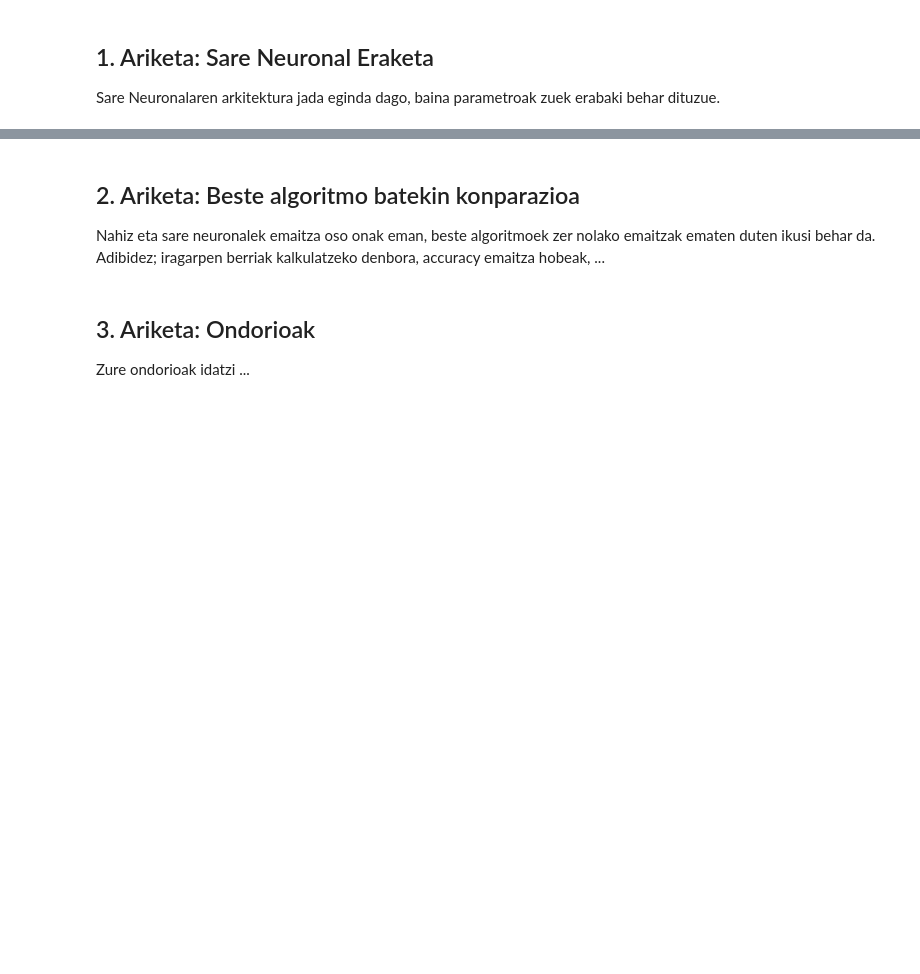
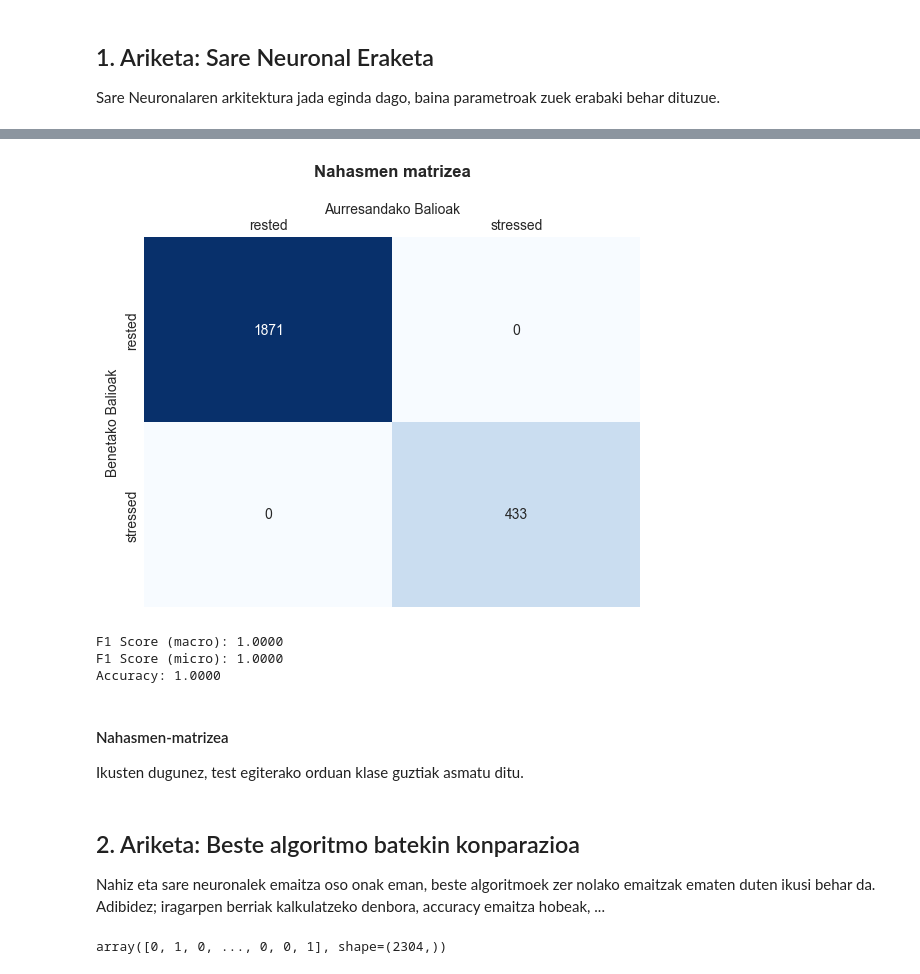
Before and after one commit to Gudari12/lanak, a Jupyter notebook: PIA/sareNeuronalak/sare_neuronal_praktika.ipynb, the cells around one changed output, grey strips where cells are left out. Cells and saved outputs as stored; diff of their text form; code cells hidden in the pictures; blank space fills up the shorter version.

```diff
--- a/PIA/sareNeuronalak/sare_neuronal_praktika.ipynb
+++ b/PIA/sareNeuronalak/sare_neuronal_praktika.ipynb
@@ -285,9 +336,68 @@ Entrenamendua bukatuta!
+# %%
+## modelo ebaluazioa
+
+# PyTorch tentsorea numpy array bihurtu
+y_pred = (y_pred_test.numpy() > 0.5).astype(int).flatten()
+
+cm_pca = confusion_matrix(y_test, y_pred)
+
+# Erakutsi matrizea
+ax2 = sns.heatmap(
+    cm_pca,
+    annot=True,
+    fmt="d",
+    cmap='Blues',
+    cbar=False,
+)
+
+ax2.set_title('Nahasmen matrizea\n', fontweight="bold")
+
+ax2.xaxis.tick_top()
+ax2.xaxis.set_label_position('top')
+
+ax2.set_xlabel('Aurresandako Balioak')
+ax2.set_ylabel('Benetako Balioak')
+
+ax2.xaxis.set_ticklabels(['rested', 'stressed'])
+ax2.yaxis.set_ticklabels(['rested', 'stressed'])
+
+plt.show()
+
+# F1
+f1_macro = f1_score(y_test, y_pred, average='macro')
+f1_micro = f1_score(y_test, y_pred, average='micro')
+
+# Accuracy
+accuracy = (y_pred == y_test).mean()
+
+print(f"\nF1 Score (macro): {f1_macro:.4f}")
+print(f"F1 Score (micro): {f1_micro:.4f}")
+print(f"Accuracy: {accuracy:.4f}")
+# %% [output]
+[figure, added]
+F1 Score (macro): 1.0000
+F1 Score (micro): 1.0000
+Accuracy: 1.0000
+# %% [markdown]
+#### Nahasmen-matrizea
+Ikusten dugunez, test egiterako orduan klase guztiak asmatu ditu.
 # %% [markdown]
 ## 2. Ariketa: Beste algoritmo batekin konparazioa
 
 Nahiz eta sare neuronalek emaitza oso onak eman, beste algoritmoek zer nolako emaitzak ematen duten ikusi behar da. Adibidez; iragarpen berriak kalkulatzeko denbora, accuracy emaitza hobeak, ...
 # %%
-## erabaki duzun algoritmoa jorratu
+## 2. Ariketa: Erabaki Zuhaitza (Decision Tree)
+
+from sklearn.tree import DecisionTreeClassifier
+from sklearn import tree
+from sklearn.metrics import accuracy_score
+
+# Modeloa sortu eta entrenatu
+clf = tree.DecisionTreeClassifier(random_state=42)
+clf = clf.fit(X_train, y_train)
+
+# Iragarpenak egin
+predicted_values = clf.predict(X_test)
+predicted_values
+# %% [output]
+array([0, 1, 0, ..., 0, 0, 1], shape=(2304,))
-# %% [markdown]
-## 3. Ariketa: Ondorioak
-Zure ondorioak idatzi ...
```
Also changed, not shown: parts of 11 cells of this notebook, 3 other files.
